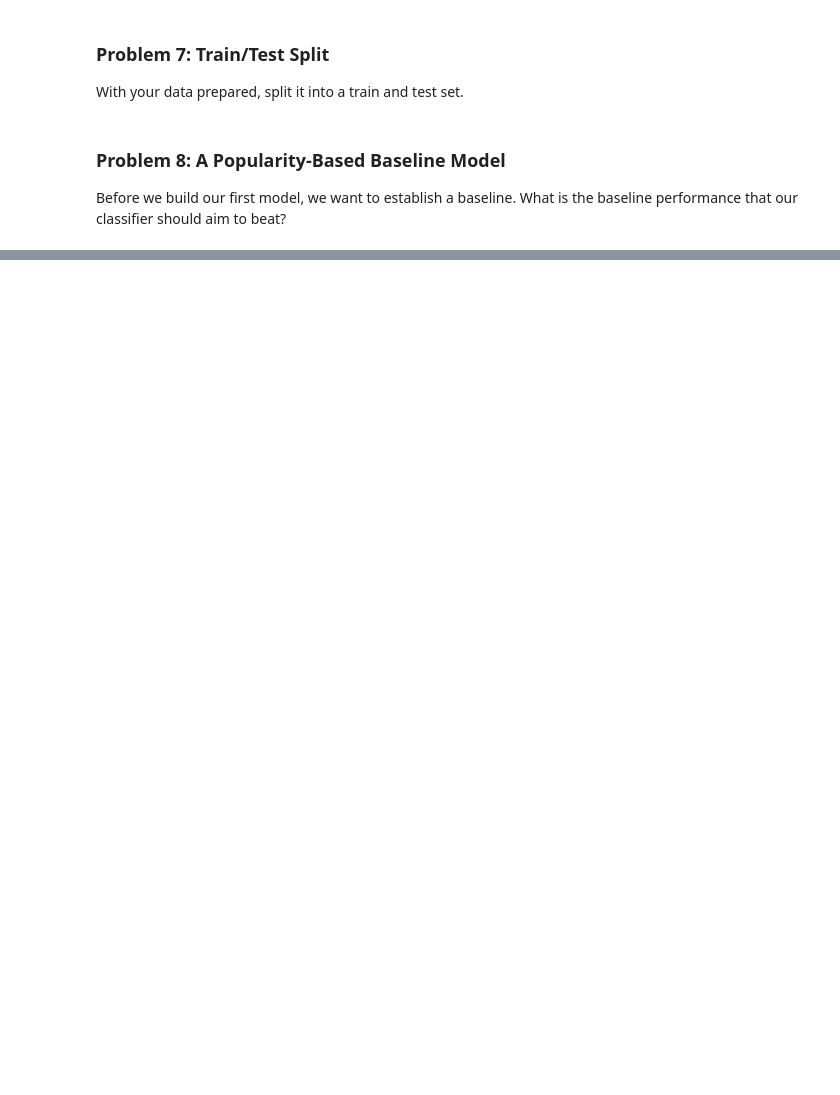
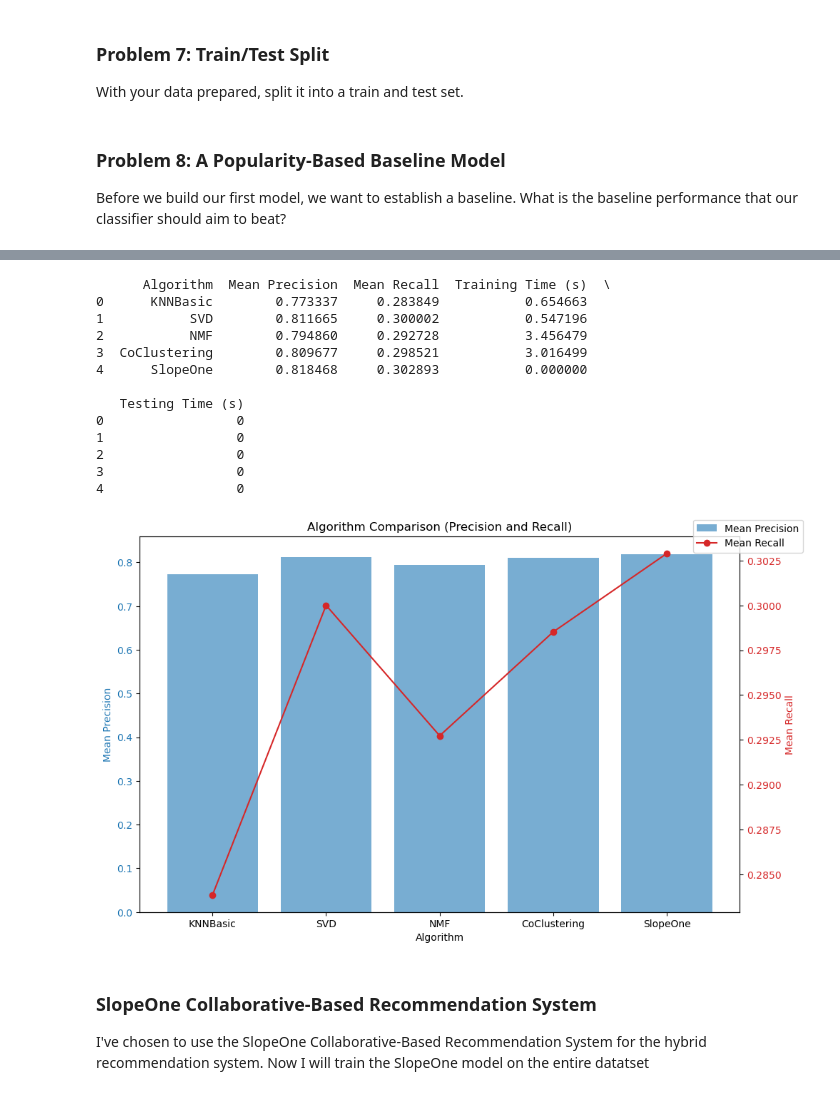
Before and after one commit to nadiaspn0503/Module-24-Capstone-Assignment, a Jupyter notebook: Module 24 Capstone.ipynb, the cells around one changed output, grey strips where cells are left out. Cells and saved outputs as stored; diff of their text form; code cells hidden in the pictures; blank space fills up the shorter version.

```diff
--- a/Module 24 Capstone.ipynb
+++ b/Module 24 Capstone.ipynb
@@ -371,0 +632,12 @@ Baseline MSE: 1.1101021377706313
+# %%
+# Remove book_id and user_id from features
+X_train_filtered = X_train.drop(columns=["book_id", "user_id"]).values
+X_test_filtered = X_test.drop(columns=["book_id", "user_id"]).values
+
+# Store book IDs separately
+book_id_train = X_train["book_id"].values
+book_id_test = X_test["book_id"].values
+
+# Extract ratings
+y_train = y_train.values
+y_test = y_test.values
@@ -371,0 +830,8 @@ Baseline MSE: 1.1101021377706313
+# %%
+# Add SlopeOne as it has no parameters to tune
+best_algorithms['SlopeOne'] = SlopeOne()
+training_times['SlopeOne'] = 0
+testing_times['SlopeOne'] = 0
+
+# Perform cross-validation for the best algorithms found and measure training/testing times
+results = {}
@@ -371,0 +919,52 @@ Baseline MSE: 1.1101021377706313
+# %%
+# Create a DataFrame to display the precision and recall results
+df_results = pd.DataFrame({
+    'Algorithm': list(results.keys()),  # Use algorithms from results
+    'Mean Precision': [results[algo]['precision'] for algo in results],
+    'Mean Recall': [results[algo]['recall'] for algo in results],
+    'Training Time (s)': [training_times.get(algo, 0) for algo in results],
+    'Testing Time (s)': [testing_times.get(algo, 0) for algo in results]
+})
+
+# Display the DataFrame
+print(df_results)
+
+# Visualization
+fig, ax1 = plt.subplots(figsize=(10, 6))
+
+color = 'tab:blue'
+ax1.set_xlabel('Algorithm')
+ax1.set_ylabel('Mean Precision', color=color)
+ax1.bar(df_results['Algorithm'], df_results['Mean Precision'], color=color, alpha=0.6, label='Mean Precision')
+ax1.tick_params(axis='y', labelcolor=color)
+
+ax2 = ax1.twinx()
+
+color = 'tab:red'
+ax2.set_ylabel('Mean Recall', color=color)
+ax2.plot(df_results['Algorithm'], df_results['Mean Recall'], color=color, marker='o', label='Mean Recall')
+ax2.tick_params(axis='y', labelcolor=color)
+
+fig.tight_layout()
+fig.legend(loc='upper right')
+plt.title('Algorithm Comparison (Precision and Recall)')
+plt.show()
+# %% [output]
+      Algorithm  Mean Precision  Mean Recall  Training Time (s)  \
+0      KNNBasic        0.773337     0.283849           0.654663
+1           SVD        0.811665     0.300002           0.547196
+2           NMF        0.794860     0.292728           3.456479
+3  CoClustering        0.809677     0.298521           3.016499
+4      SlopeOne        0.818468     0.302893           0.000000
+
+   Testing Time (s)
+0                 0
+1                 0
+2                 0
+3                 0
+4                 0
+[figure, added]
+# %% [markdown]
+### SlopeOne Collaborative-Based Recommendation System
+
+I've chosen to use the SlopeOne Collaborative-Based Recommendation System for the hybrid recommendation system. Now I will train the SlopeOne model on the entire datatset
```
Also changed, not shown: parts of 67 cells of this notebook.
